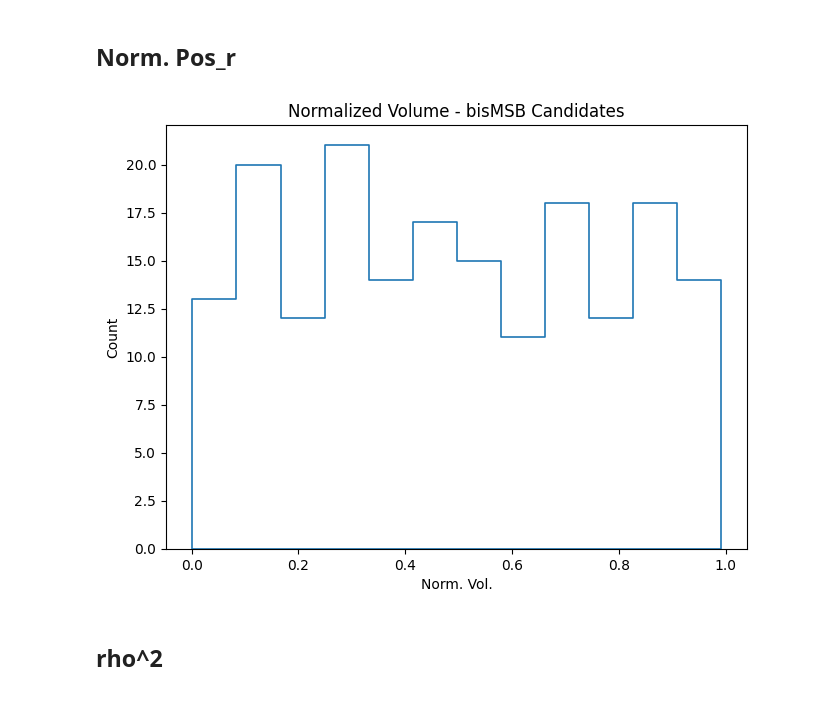
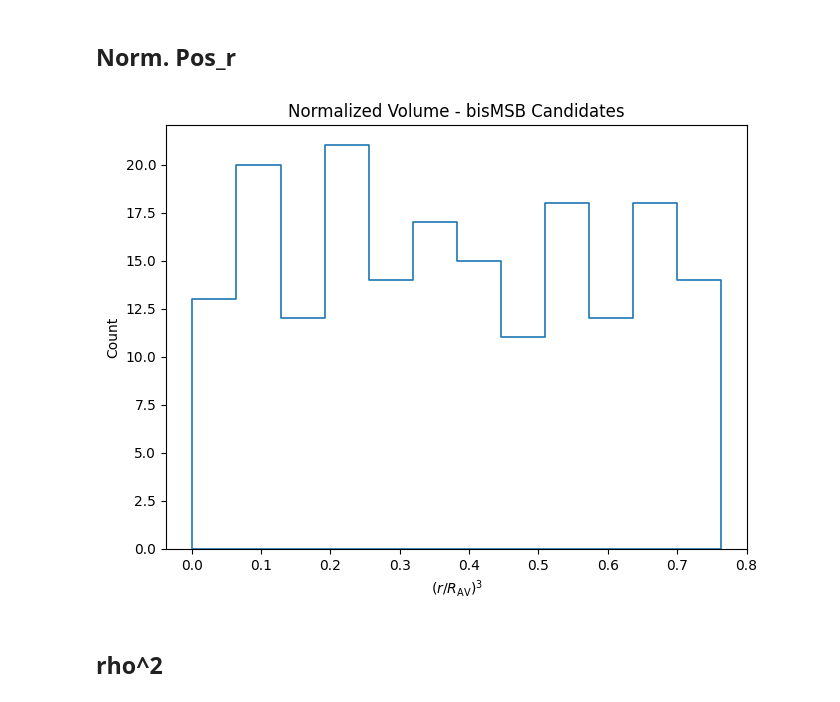
Before and after one commit to joankl/Solar-Neutrinos-Project, a Jupyter notebook: bis_data_candidates/First candidates study.ipynb, the cells around one changed output. Cells and saved outputs as stored; diff of their text form; code cells hidden in the pictures.

```diff
--- a/bis_data_candidates/First candidates study.ipynb
+++ b/bis_data_candidates/First candidates study.ipynb
@@ -14,15 +14,15 @@ Drive already mounted at /content/drive; to attempt to forcibly remount, call dr
 # Load Data
 # %%
 # ------- Observable list -------
-obs_list = ['energy', 'posr_av', 'posx', 'posy', 'posz']
+obs_list = ['energy', 'posr_av', 'posx', 'posy', 'posz_av', 'runID']
 
 # ------- Observable Dictionary -------
 obs_dict = {obs: np.array([]) for obs in obs_list}
 
 # ------- Directory of data -------
 #data_type = ['analysis15', 'analysis15_bMR', 'analysis20_bMR']
-#main_dir = 'E:/Data/solars/solarnu_Realdata/bisMSB/first_candidates/analysis*/resume_files/'
-main_dir = '/content/drive/MyDrive/SNO+ Analysis/data/solar_data/real_data/bis_MSB/Analysis*/resume_files/'
+main_dir = 'E:/Data/solars/solarnu_Realdata/bisMSB/first_candidates/analysis*/resume_files/'
+#main_dir = '/content/drive/MyDrive/SNO+ Analysis/data/solar_data/real_data/bis_MSB/Analysis*/resume_files/'
 
 # Loop over the observable list to load the data in obs_dict
 
@@ -41,7 +41,8 @@ energy = obs_dict['energy']
 posr_av = obs_dict['posr_av']
 posx = obs_dict['posx']
 posy = obs_dict['posy']
-posz = obs_dict['posz']
+posz = obs_dict['posz_av']
+runID = obs_dict['runID']
 # %% [markdown]
 # Plots of Observables
 # %% [markdown]
@@ -78,21 +79,21 @@ plt.show()
 # %% [markdown]
 ## Norm. Pos_r
 # %%
-R_cut = 5500
+R_cut = 6000
 norm_vol = (posr_av**3)/(R_cut**3)
 
 bins = 12
 
 plt.figure(figsize = (7.5, 5.5))
 sn.histplot(norm_vol, bins = bins, element = 'step', alpha = 0, linewidth = 1.2)
 
-plt.xlabel('Norm. Vol.')
+plt.xlabel(r'$(r/R_\text{AV})^3$')
 
 plt.title('Normalized Volume - bisMSB Candidates')
 
 plt.show()
 # %% [output]
-[figure, old version]
+[figure, new version]
 # %% [markdown]
 ## rho^2
 # %%
```
Also changed, not shown: parts of 4 cells of this notebook.
